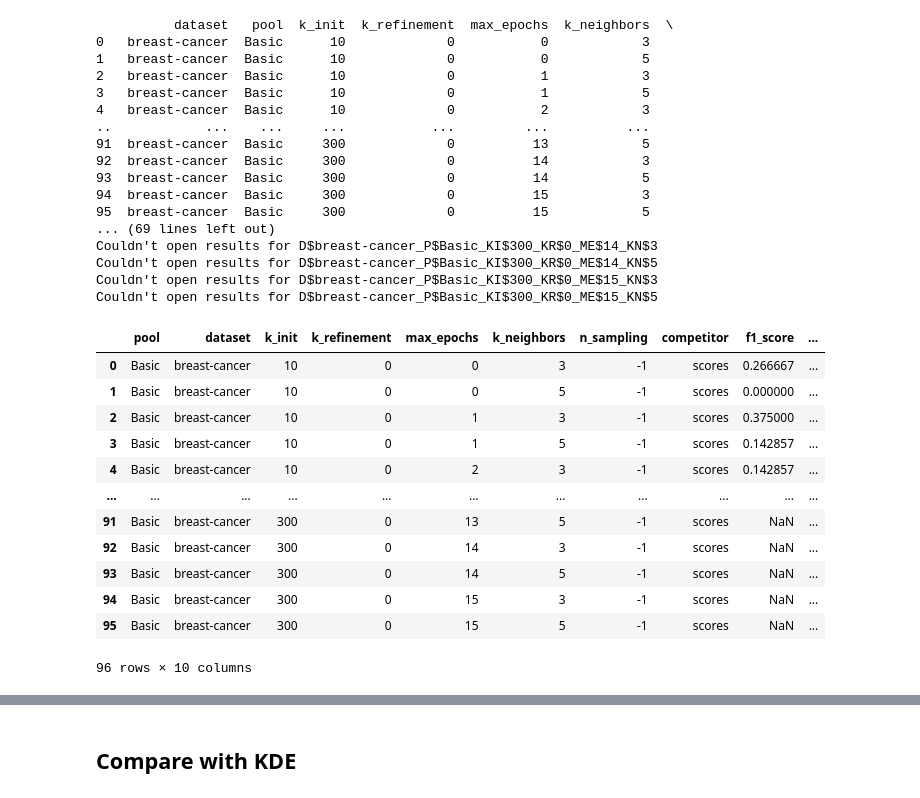
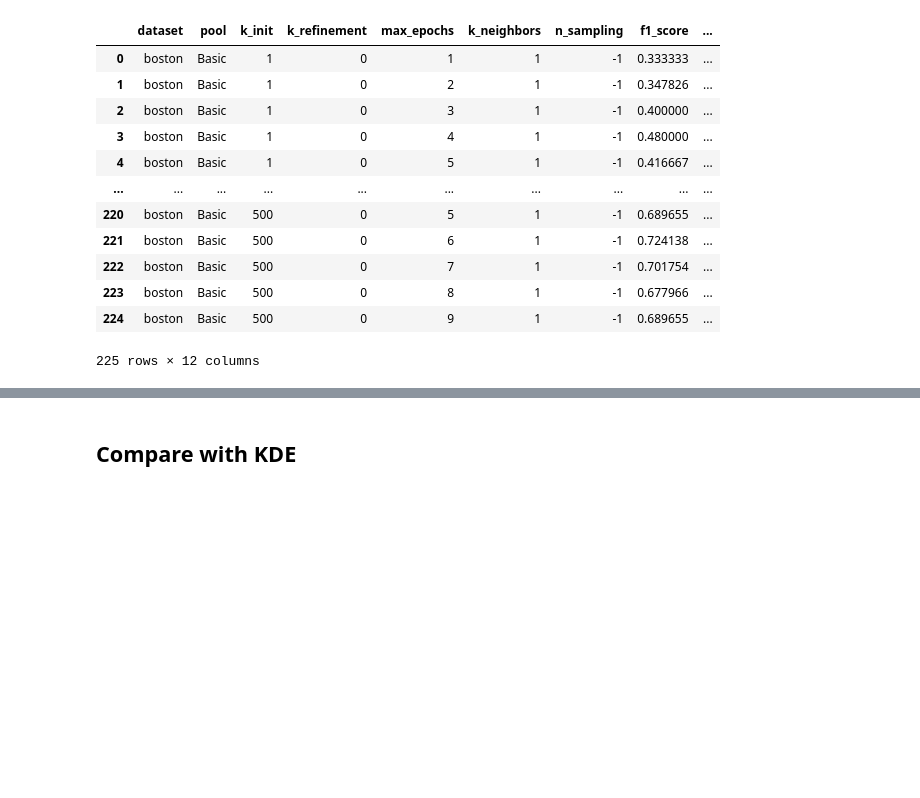
Before and after one commit to axa-rev-research/discrepancies-in-machine-learning, a Jupyter notebook: notebooks/ElephantExperimentAnalysis.ipynb, the cells around one changed output, grey strips where cells are left out. Cells and saved outputs as stored; diff of their text form; code cells hidden in the pictures; blank space fills up the shorter version.

```diff
--- a/notebooks/ElephantExperimentAnalysis.ipynb
+++ b/notebooks/ElephantExperimentAnalysis.ipynb
@@ -26,35 +39,36 @@ runs
 # %%
-run = '1629992281#EXPE3'
+#run = '1638804882#EXPE5' #boston
+#run = "1638803878#EXPE5" #halfmoons
+##run = "1640096474#EXPE5" #breast-cancer
+#run = "1640165182#EXPE5" #boston2
+#run = "1640183468#EXPE5" #breastcancer2
+
+#run = "1640270131#EXPE6" #halfmoons
+#run = "1640347030#EXPE6" #boston
+
+
+
+###ICI
+run = "1641397250#EXPE9" #boston FULL
+#run = "1641575301#EXPE10" #boston avec changement d'algo - oneit
+#run = "1641830610#EXPE10" ##boston avec changement d'algo  ---> PAS D AMELIORATION SIGNIFICATIVE
+#run = "1641912751#EXPE10" # breast cancer qui a crash
+
+#run = "1642690285#EXPE11" #breast cancer FULL (mais que 9 epochs max)
+
 df = ea.get_expe_results(run)
 df
 # %% [output]
+|  | dataset | pool | k_init | k_refinement | max_epochs | k_neighbors | n_sampling | f1_score | ... |
+| 0 | boston | Basic | 1 | 0 | 1 | 1 | -1 | 0.333333 | ... |
+| 1 | boston | Basic | 1 | 0 | 2 | 1 | -1 | 0.347826 | ... |
+| 2 | boston | Basic | 1 | 0 | 3 | 1 | -1 | 0.400000 | ... |
+| 3 | boston | Basic | 1 | 0 | 4 | 1 | -1 | 0.480000 | ... |
+| 4 | boston | Basic | 1 | 0 | 5 | 1 | -1 | 0.416667 | ... |
+| ... | ... | ... | ... | ... | ... | ... | ... | ... | ... |
+| 220 | boston | Basic | 500 | 0 | 5 | 1 | -1 | 0.689655 | ... |
+| 221 | boston | Basic | 500 | 0 | 6 | 1 | -1 | 0.724138 | ... |
+| 222 | boston | Basic | 500 | 0 | 7 | 1 | -1 | 0.701754 | ... |
+| 223 | boston | Basic | 500 | 0 | 8 | 1 | -1 | 0.677966 | ... |
+| 224 | boston | Basic | 500 | 0 | 9 | 1 | -1 | 0.689655 | ... |
-          dataset   pool  k_init  k_refinement  max_epochs  k_neighbors  \
-0   breast-cancer  Basic      10             0           0            3
-1   breast-cancer  Basic      10             0           0            5
-2   breast-cancer  Basic      10             0           1            3
-3   breast-cancer  Basic      10             0           1            5
-4   breast-cancer  Basic      10             0           2            3
-..            ...    ...     ...           ...         ...          ...
-91  breast-cancer  Basic     300             0          13            5
-92  breast-cancer  Basic     300             0          14            3
-93  breast-cancer  Basic     300             0          14            5
-94  breast-cancer  Basic     300             0          15            3
-95  breast-cancer  Basic     300             0          15            5
-... (69 lines left out)
-Couldn't open results for D$breast-cancer_P$Basic_KI$300_KR$0_ME$14_KN$3
-Couldn't open results for D$breast-cancer_P$Basic_KI$300_KR$0_ME$14_KN$5
-Couldn't open results for D$breast-cancer_P$Basic_KI$300_KR$0_ME$15_KN$3
-Couldn't open results for D$breast-cancer_P$Basic_KI$300_KR$0_ME$15_KN$5
+225 rows × 12 columns
-|  | pool | dataset | k_init | k_refinement | max_epochs | k_neighbors | n_sampling | competitor | f1_score | ... |
-| 0 | Basic | breast-cancer | 10 | 0 | 0 | 3 | -1 | scores | 0.266667 | ... |
-| 1 | Basic | breast-cancer | 10 | 0 | 0 | 5 | -1 | scores | 0.000000 | ... |
-| 2 | Basic | breast-cancer | 10 | 0 | 1 | 3 | -1 | scores | 0.375000 | ... |
-| 3 | Basic | breast-cancer | 10 | 0 | 1 | 5 | -1 | scores | 0.142857 | ... |
-| 4 | Basic | breast-cancer | 10 | 0 | 2 | 3 | -1 | scores | 0.142857 | ... |
-| ... | ... | ... | ... | ... | ... | ... | ... | ... | ... | ... |
-| 91 | Basic | breast-cancer | 300 | 0 | 13 | 5 | -1 | scores | NaN | ... |
-| 92 | Basic | breast-cancer | 300 | 0 | 14 | 3 | -1 | scores | NaN | ... |
-| 93 | Basic | breast-cancer | 300 | 0 | 14 | 5 | -1 | scores | NaN | ... |
-| 94 | Basic | breast-cancer | 300 | 0 | 15 | 3 | -1 | scores | NaN | ... |
-| 95 | Basic | breast-cancer | 300 | 0 | 15 | 5 | -1 | scores | NaN | ... |
-96 rows × 10 columns
```
Also changed, not shown: parts of 17 cells of this notebook, 13 other files.
